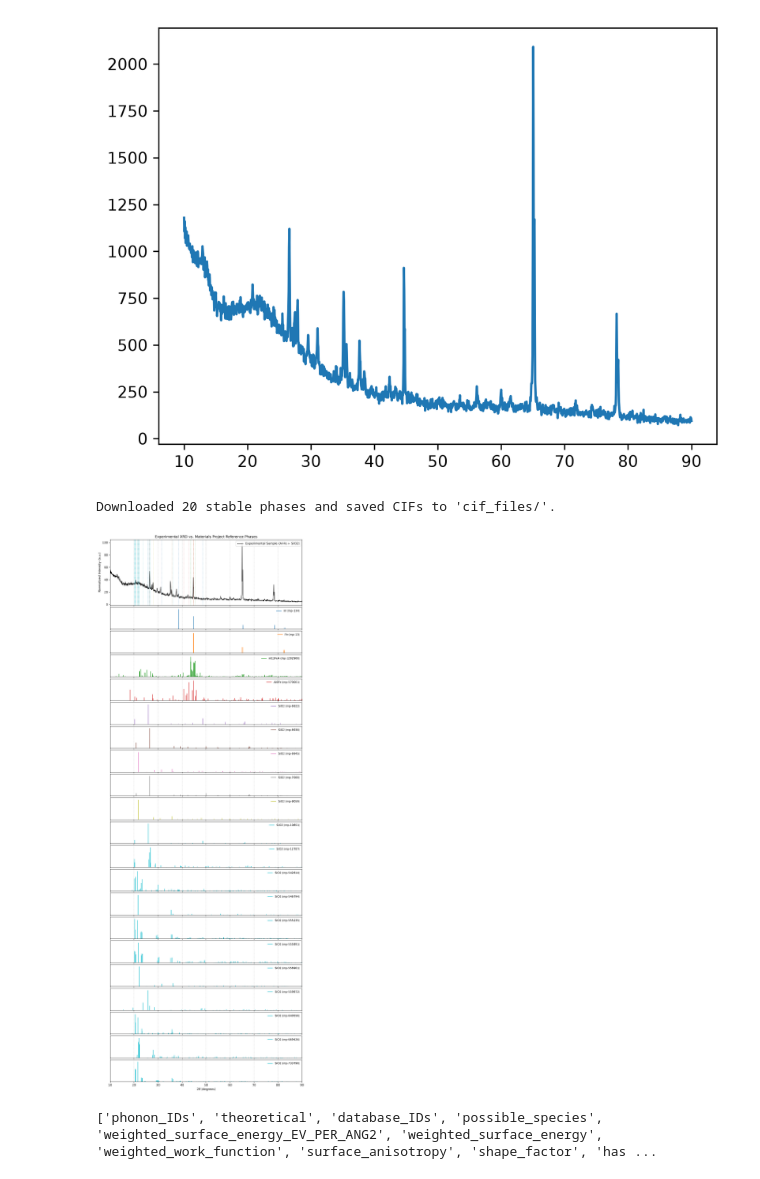
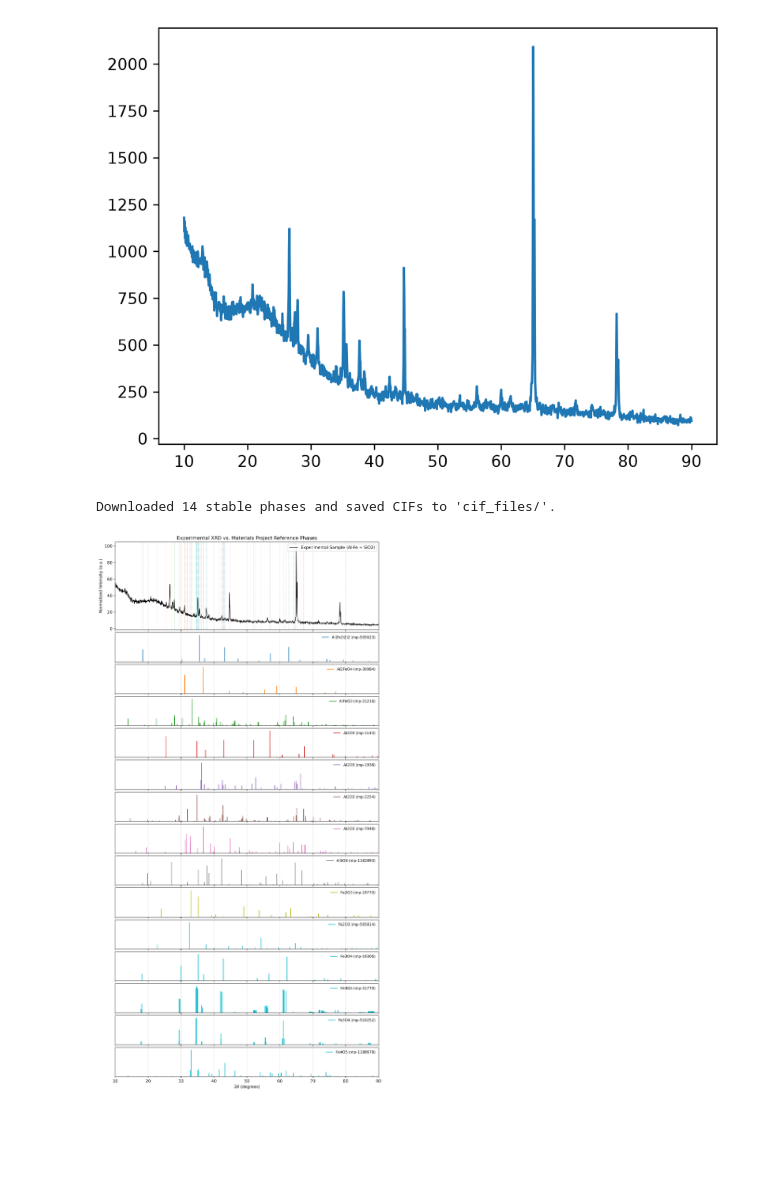
Before and after one commit to minhtet-htoon/mse-164l, a Jupyter notebook: xrd.ipynb, the cells around one changed output. Drawn from its saved outputs; the diff is of its cells as text; code cells hidden in the pictures; blank space fills up the shorter version.

```diff
--- a/xrd.ipynb
+++ b/xrd.ipynb
@@ -4,7 +4,7 @@ import matplotlib.pyplot as plt
 import matplotlib as mpl
 import pandas as pd
 
-data = pd.read_csv("./data/coating.ras", delimiter=" ")
+data = pd.read_csv("./data/group_2.csv", delimiter=",")
 plt.rcParams['text.usetex'] = False # Enables LaTeX
 plt.rcParams['figure.dpi'] = 300 # Generates HD Graphs
 # %%
@@ -39,7 +39,7 @@ def plot_xrd_against_mp(
     # 1. Load Experimental Data
     # Assumes a 2-column file (2theta, intensity). Adjust 'sep' and 'skiprows' for your specific instrument output.
     try:
-        exp_data = pd.read_csv(exp_file_path, sep=' ', engine='python', comment='#', header=None)
+        exp_data = pd.read_csv(exp_file_path, sep=',', engine='python', comment='#', header=None)
         # Drop any non-numeric header rows if present
         exp_data = exp_data.apply(pd.to_numeric, errors='coerce').dropna()
         exp_2theta = exp_data.iloc[:, 0].values
@@ -109,7 +109,7 @@ def plot_xrd_against_mp(
         ax_ref.vlines(pattern.x, 0, pattern.y, color=cmap(idx), lw=1.5, label=label)
 
         # Also plot vertical guide lines up into the experimental plot for top 3 strongest peaks
-        top_peaks_idx = np.argsort(pattern.y)[-3:]
+        top_peaks_idx = np.argsort(pattern.y)[-5:]
         for peak_i in top_peaks_idx:
             ax_exp.axvline(pattern.x[peak_i], color=cmap(idx), linestyle=':', alpha=0.4, lw=1)
 
@@ -126,15 +126,9 @@ def plot_xrd_against_mp(
 # %%
 import os
 from mp_api.client import MPRester
 from pymatgen.analysis.diffraction.xrd import XRDCalculator
 MY_MP_API_KEY = os.getenv("API_KEY")
-plot_xrd_against_mp(exp_file_path='./data/coating.ras', api_key=MY_MP_API_KEY, chemsys=['Al', 'Fe', 'Al-Fe', 'Si-O'], energy_above_hull_cutoff=0.01)
+plot_xrd_against_mp(exp_file_path='./data/group_2.csv', api_key=MY_MP_API_KEY, chemsys=['Al-Fe-O', 'Al-O', 'Fe-O'], energy_above_hull_cutoff=0.1)
 # %% [output]
-Downloaded 20 stable phases and saved CIFs to 'cif_files/'.
+Downloaded 14 stable phases and saved CIFs to 'cif_files/'.
-[figure, old version]
+[figure, new version]
-# %%
-with MPRester(MY_MP_API_KEY) as mpr:
-    list_of_available_fields = mpr.materials.summary.available_fields
-print(list_of_available_fields)
-# %% [output]
-['phonon_IDs', 'theoretical', 'database_IDs', 'possible_species', 'weighted_surface_energy_EV_PER_ANG2', 'weighted_surface_energy', 'weighted_work_function', 'surface_anisotropy', 'shape_factor', 'has ...
```
Also changed, not shown: parts of 5 cells of this notebook, 3 other files.
